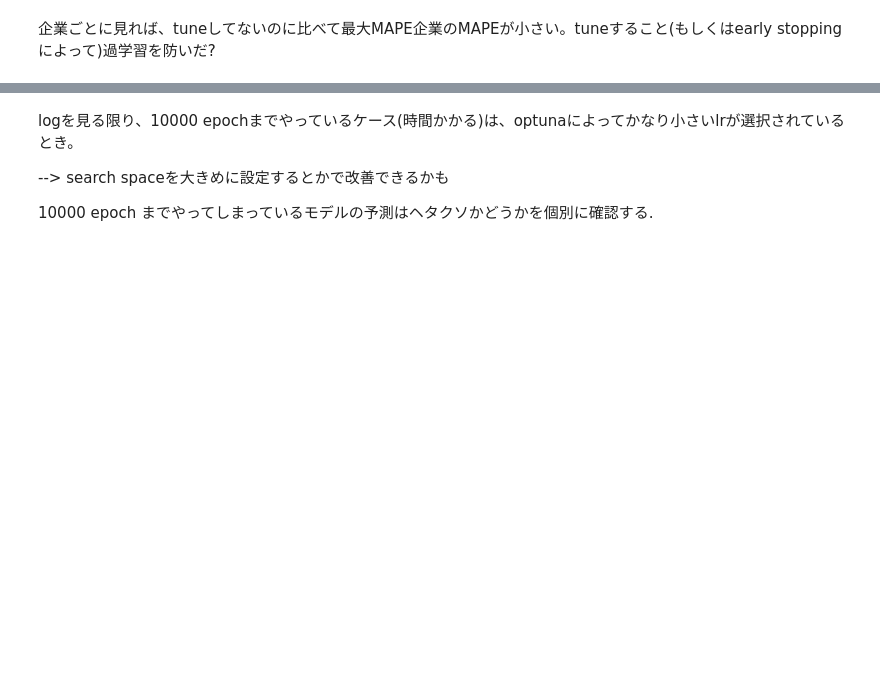
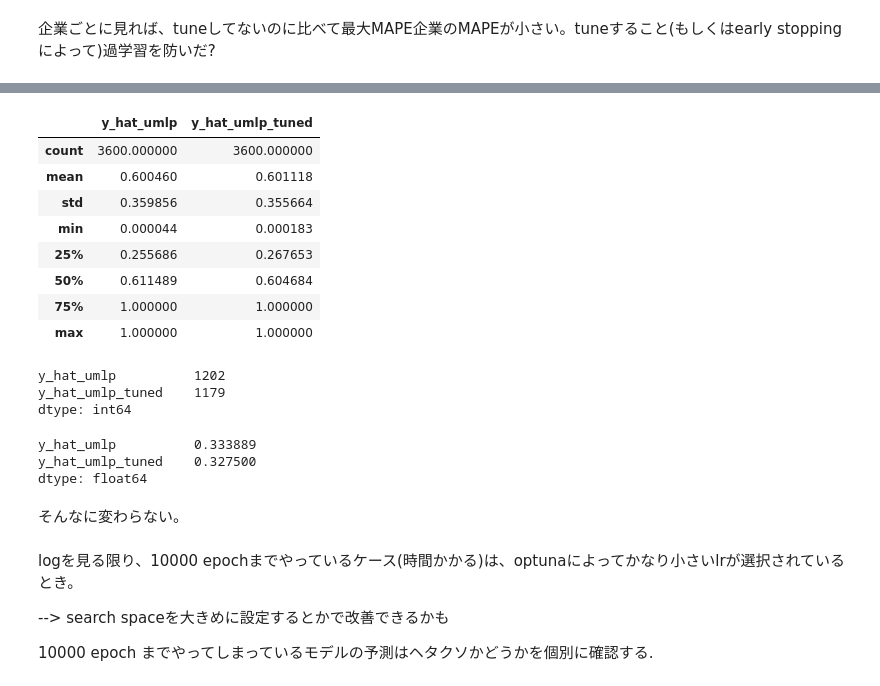
Before and after one commit to hessihan/eps_foracasting, a Jupyter notebook: notebooks/check_result_0905.ipynb, the cells around one changed output, grey strips where cells are left out. Saved outputs shown, nothing was run; the diff lists cells and outputs as text; code cells hidden in the pictures; blank space fills up the shorter version.

```diff
--- a/notebooks/check_result_0905.ipynb
+++ b/notebooks/check_result_0905.ipynb
@@ -85,3 +112,29 @@ ai.describe()
+# %%
+error_p_abs_ub.describe()
+# %% [output]
+|  | y_hat_umlp | y_hat_umlp_tuned |
+| count | 3600.000000 | 3600.000000 |
+| mean | 0.600460 | 0.601118 |
+| std | 0.359856 | 0.355664 |
+| min | 0.000044 | 0.000183 |
+| 25% | 0.255686 | 0.267653 |
+| 50% | 0.611489 | 0.604684 |
+| 75% | 1.000000 | 1.000000 |
+| max | 1.000000 | 1.000000 |
+# %%
+(error_p_abs_ub == 1).sum()
+# %% [output]
+y_hat_umlp          1202
+y_hat_umlp_tuned    1179
+dtype: int64
+# %%
+(error_p_abs_ub == 1).sum() / len(error_p_abs_ub)
+# %% [output]
+y_hat_umlp          0.333889
+y_hat_umlp_tuned    0.327500
+dtype: float64
+# %% [markdown]
+そんなに変わらない。
 # %% [markdown]
 logを見る限り、10000 epochまでやっているケース(時間かかる)は、optunaによってかなり小さいlrが選択されているとき。
 
```
Also changed, not shown: parts of 8 cells of this notebook, 17 other files.
